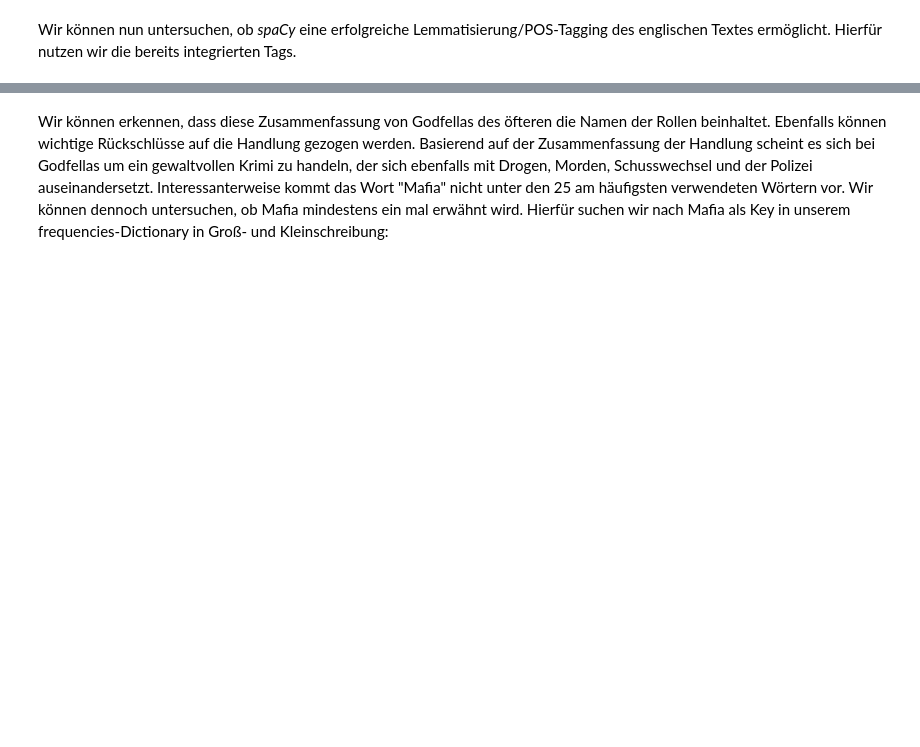
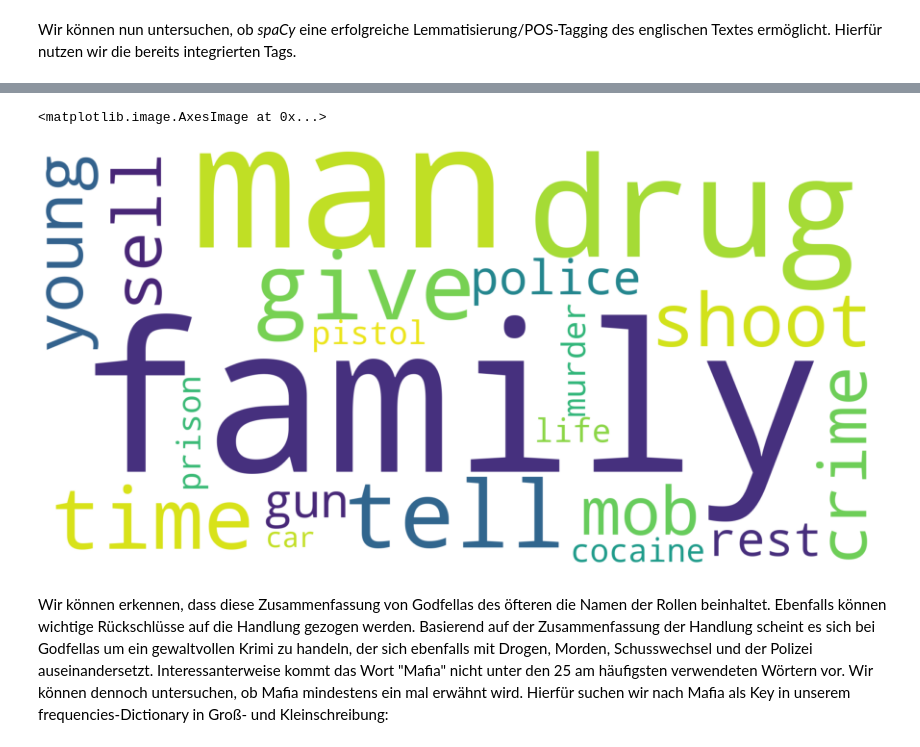
Before and after one commit to Schlagoo/nlp_project_sose20, a Jupyter notebook: code/3_analysis_of_single_movie.ipynb, the cells around one changed output, grey strips where cells are left out. Saved outputs shown, nothing was run; the diff lists cells and outputs as text; code cells hidden in the pictures; blank space fills up the shorter version.

```diff
--- a/code/3_analysis_of_single_movie.ipynb
+++ b/code/3_analysis_of_single_movie.ipynb
@@ -94,0 +153,7 @@ plt.show()
+# %%
+# Eigennamen identifizieren
+entities = sorted(set([entity.text for entity in document.ents]))
+# Token auf Wörter ohne Eigennamen, Stoppwörter, Satzzeichen reduzieren
+words = [token.lemma_ for token in document if token.text not in entities and not token.is_stop and not token.is_punct]
+# Worthäufigkeit berechnen
+counters = Counter(words)
@@ -95,3 +165,13 @@ plt.show()
+# %%
+common_words = dict(Counter(words).most_common(20))
+# %%
+word_cloud = WordCloud(background_color="white", width=2000, height=1000,).generate_from_frequencies(common_words)
+plt.rcParams["figure.figsize"] = (16, 8)
+plt.axis("off")
+plt.imshow(word_cloud)
+# %% [output]
+<matplotlib.image.AxesImage at 0x...>
+[figure, added]
 # %% [markdown]
 Wir können erkennen, dass diese Zusammenfassung von Godfellas des öfteren die Namen der Rollen beinhaltet. Ebenfalls können wichtige Rückschlüsse auf die Handlung gezogen werden. Basierend auf der Zusammenfassung der Handlung scheint es sich bei Godfellas um ein gewaltvollen Krimi zu handeln, der sich ebenfalls mit Drogen, Morden, Schusswechsel und der Polizei auseinandersetzt. Interessanterweise kommt das Wort "Mafia" nicht unter den 25 am häufigsten verwendeten Wörtern vor. Wir können dennoch untersuchen, ob Mafia mindestens ein mal erwähnt wird. Hierfür suchen wir nach Mafia als Key in unserem frequencies-Dictionary in Groß- und Kleinschreibung:
 # %%
```
Also changed, not shown: parts of 55 cells of this notebook, 1 other file.
